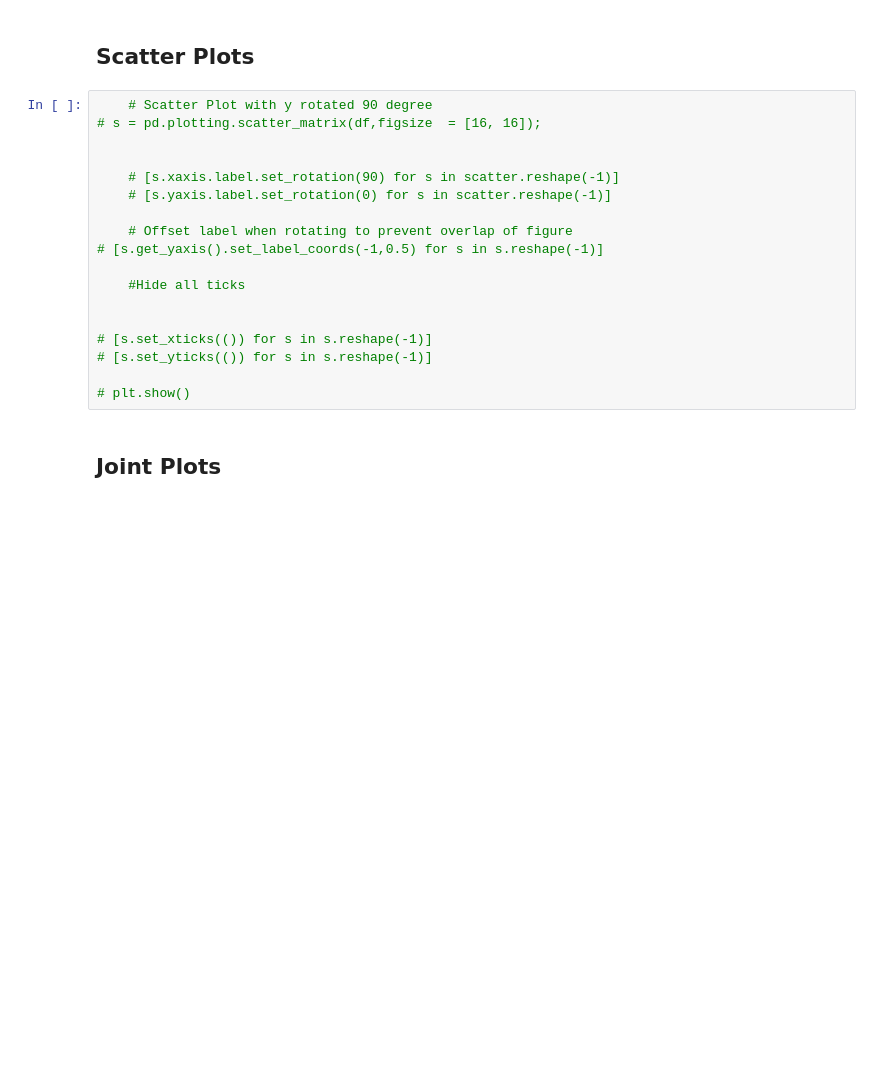
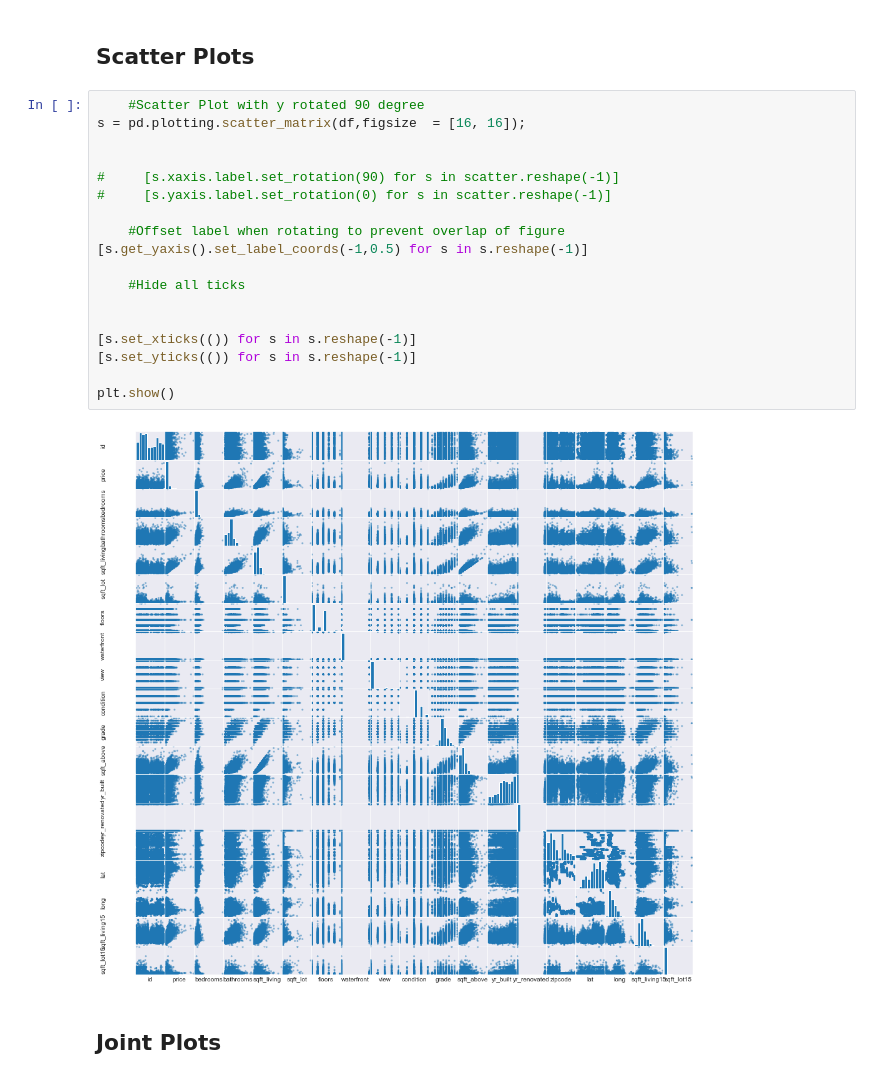
Before and after one commit to kieuha/dsc-mod-2-project-v2-1-onl01-dtsc-ft-052620, a Jupyter notebook: student.ipynb, the cells around one changed output. Cells and saved outputs as stored; diff of their text form; blank space fills up the shorter version.

```diff
--- a/student.ipynb
+++ b/student.ipynb
@@ -178,22 +178,24 @@ Missing data: waterfront (11%) and year renovated (18%)
 # %% [markdown]
 ## Scatter Plots
 # %%
-    # Scatter Plot with y rotated 90 degree
-# s = pd.plotting.scatter_matrix(df,figsize  = [16, 16]);
+    #Scatter Plot with y rotated 90 degree
+s = pd.plotting.scatter_matrix(df,figsize  = [16, 16]);
 
 
-    # [s.xaxis.label.set_rotation(90) for s in scatter.reshape(-1)]
-    # [s.yaxis.label.set_rotation(0) for s in scatter.reshape(-1)]
+#     [s.xaxis.label.set_rotation(90) for s in scatter.reshape(-1)]
+#     [s.yaxis.label.set_rotation(0) for s in scatter.reshape(-1)]
 
-    # Offset label when rotating to prevent overlap of figure
-# [s.get_yaxis().set_label_coords(-1,0.5) for s in s.reshape(-1)]
+    #Offset label when rotating to prevent overlap of figure
+[s.get_yaxis().set_label_coords(-1,0.5) for s in s.reshape(-1)]
 
     #Hide all ticks
 
 
-# [s.set_xticks(()) for s in s.reshape(-1)]
-# [s.set_yticks(()) for s in s.reshape(-1)]
+[s.set_xticks(()) for s in s.reshape(-1)]
+[s.set_yticks(()) for s in s.reshape(-1)]
 
-# plt.show()
+plt.show()
+# %% [output]
+[figure, added]
 # %% [markdown]
 ## Joint Plots
```
Also changed, not shown: parts of 104 cells of this notebook, 2 other files.
